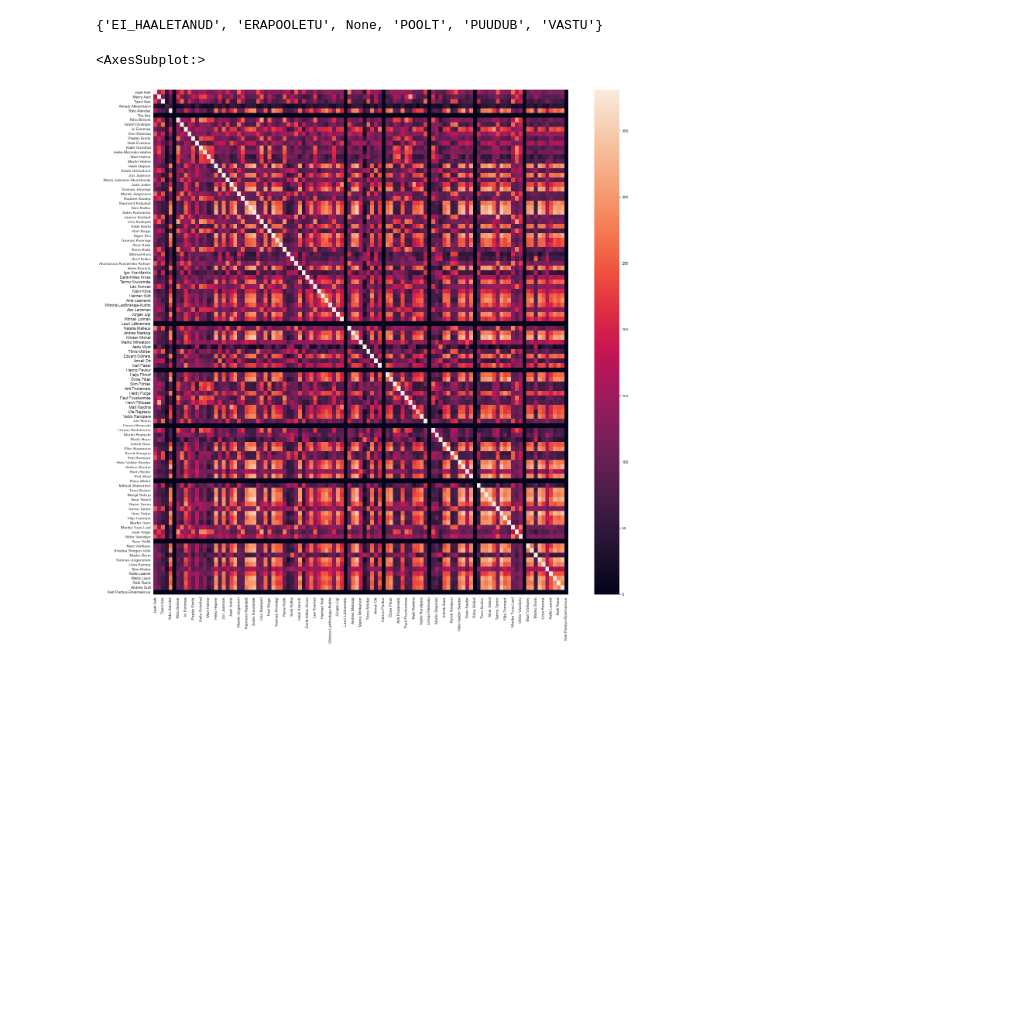
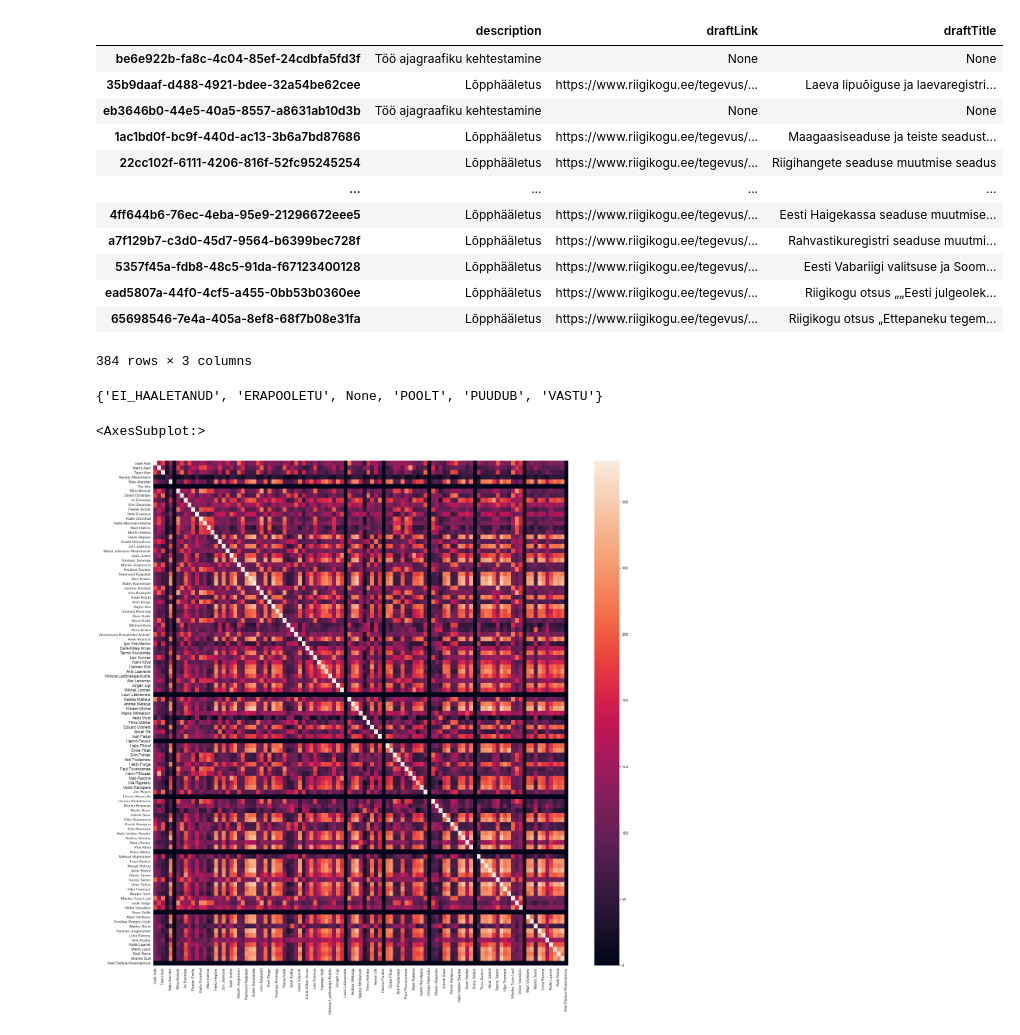
Before and after one commit to fedorst/parliament-vote-adjacency-viz, a Jupyter notebook: parliamentGraphPreprocessing.ipynb, the cells around one changed output. Cells and saved outputs as stored; diff of their text form; code cells hidden in the pictures; blank space fills up the shorter version.

```diff
--- a/parliamentGraphPreprocessing.ipynb
+++ b/parliamentGraphPreprocessing.ipynb
@@ -22,3 +66,19 @@ Votes df found in coalition_52/votes.parquet
+# %%
+coalitionVotesMetadata
+# %% [output]
+|  | description | draftLink | draftTitle |
+| be6e922b-fa8c-4c04-85ef-24cdbfa5fd3f | Töö ajagraafiku kehtestamine | None | None |
+| 35b9daaf-d488-4921-bdee-32a54be62cee | Lõpphääletus | https://www.riigikogu.ee/tegevus/... | Laeva lipuõiguse ja laevaregistri... |
+| eb3646b0-44e5-40a5-8557-a8631ab10d3b | Töö ajagraafiku kehtestamine | None | None |
+| 1ac1bd0f-bc9f-440d-ac13-3b6a7bd87686 | Lõpphääletus | https://www.riigikogu.ee/tegevus/... | Maagaasiseaduse ja teiste seadust... |
+| 22cc102f-6111-4206-816f-52fc95245254 | Lõpphääletus | https://www.riigikogu.ee/tegevus/... | Riigihangete seaduse muutmise seadus |
+| ... | ... | ... | ... |
+| 4ff644b6-76ec-4eba-95e9-21296672eee5 | Lõpphääletus | https://www.riigikogu.ee/tegevus/... | Eesti Haigekassa seaduse muutmise... |
+| a7f129b7-c3d0-45d7-9564-b6399bec728f | Lõpphääletus | https://www.riigikogu.ee/tegevus/... | Rahvastikuregistri seaduse muutmi... |
+| 5357f45a-fdb8-48c5-91da-f67123400128 | Lõpphääletus | https://www.riigikogu.ee/tegevus/... | Eesti Vabariigi valitsuse ja Soom... |
+| ead5807a-44f0-4cf5-a455-0bb53b0360ee | Lõpphääletus | https://www.riigikogu.ee/tegevus/... | Riigikogu otsus „„Eesti julgeolek... |
+| 65698546-7e4a-405a-8ef8-68f7b08e31fa | Lõpphääletus | https://www.riigikogu.ee/tegevus/... | Riigikogu otsus „Ettepaneku tegem... |
+384 rows × 3 columns
 # %%
 uniqueVoteTypes = set([item for sublist in list(coalitionVotesDf[s].unique() for s in coalitionVotesDf.columns) for item in sublist if item == item])
 # %%
```
Also changed, not shown: parts of 4 cells of this notebook, 3 other files.
